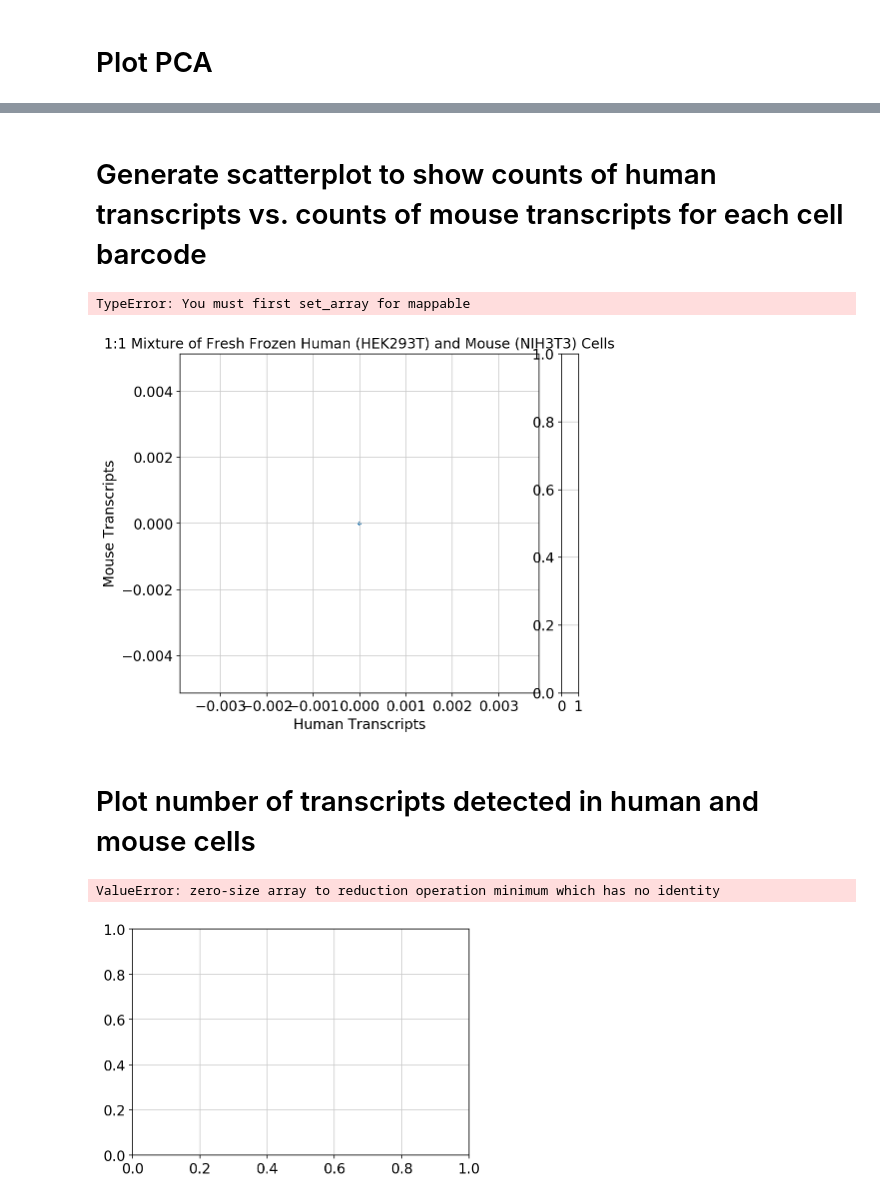
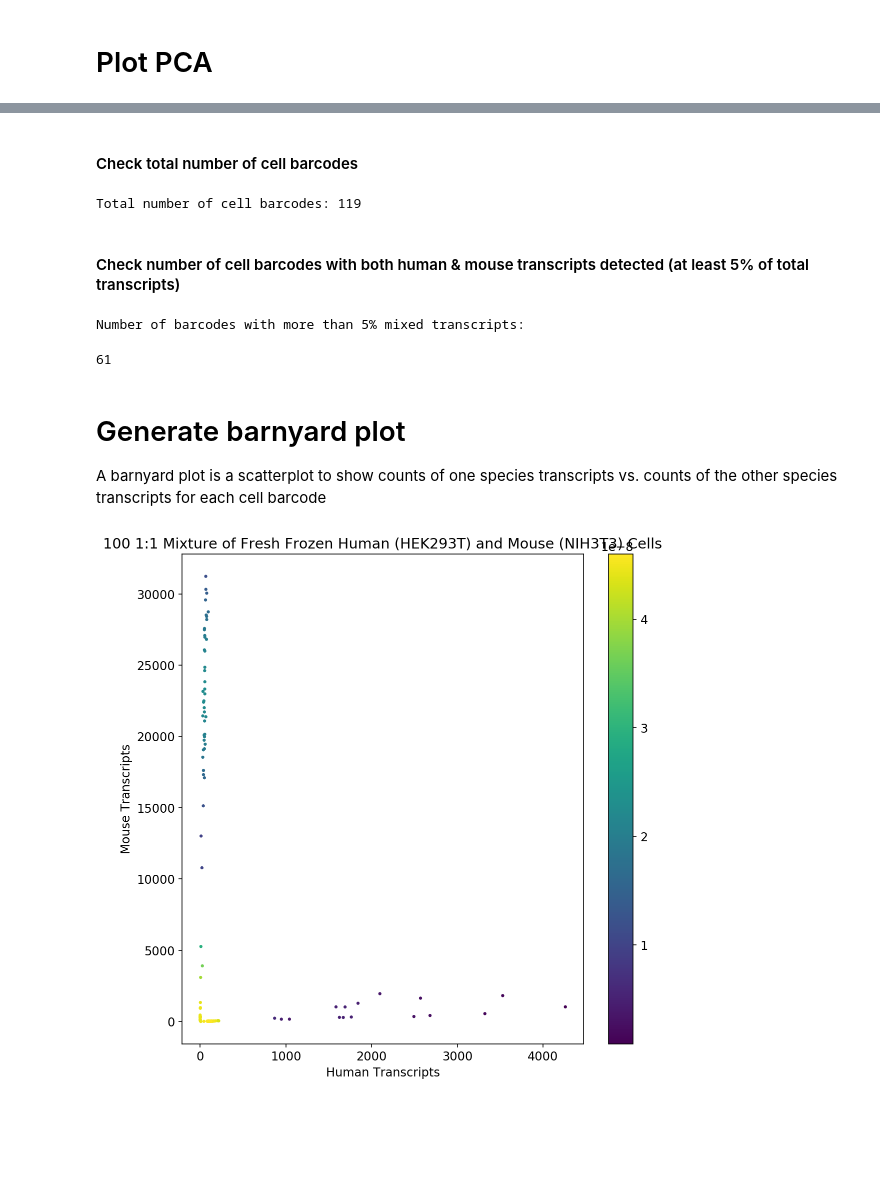
Before and after one commit to BUStools/BUS_notebooks_python, a Jupyter notebook: dataset-notebooks/10x_hgmm_100_python/10x_hgmm_100.ipynb, the cells around one changed output, grey strips where cells are left out. Drawn from its saved outputs; the diff is of its cells as text; code cells hidden in the pictures; blank space fills up the shorter version.

Commit message:
Fix barnyard plot

```diff
--- a/dataset-notebooks/10x_hgmm_100_python/10x_hgmm_100.ipynb
+++ b/dataset-notebooks/10x_hgmm_100_python/10x_hgmm_100.ipynb
@@ -411,5 +455,9 @@ for barcode in cell_gene:
 # %%
-bcv = [x for b,x in barcode_hist.items() if x > 600 and x < 12000]
-_ = plt.hist(bcv,bins=20)
+threshold = 0 # this filters the data by gene count
+bcv = [x for b,x in barcode_hist.items() if x > threshold]
+_ = plt.hist(bcv,bins=40, log=True)
+plt.rcParams["figure.figsize"] = [9,6]
+plt.xlabel("Number of gene counts")
+plt.ylabel("Number of barcodes")
 print(len(bcv))
 # %% [output]
@@ -619 +572,5 @@ stat.set_index('barcodes', inplace=True)
+# %%
+adata = sc.read('./out_hgmm_100/matrix.mtx', cache=False).T  # transpose the data
+adata.var_names = pd.read_csv('./out_hgmm_100/genes.tsv', header=None,)[0]
+adata.obs_names = pd.read_csv('./out_hgmm_100/barcodes.tsv', header=None)[0]
 # %% [markdown]
@@ -635,29 +578,40 @@ KeyError: 'the label [AAACCTGCAGACAGGT-1] is not in the [index]'
+# %%
+human_genes = [name for name in adata.var_names if name.startswith('ENSG')]
+mouse_genes = [name for name in adata.var_names if name.startswith('ENSMUSG')]
+# for each cell compute counts in human genes and mouse genes
+# the `.A1` is only necessary as X is sparse to transform to a dense array after summing
+adata.obs['counts_human'] = np.sum(adata[:, human_genes].X, axis=1).A1
+adata.obs['counts_mouse'] = np.sum(adata[:, mouse_genes].X, axis=1).A1
+# add the total counts per cell as observations-annotation to adata
+adata.obs['counts_total'] = adata.X.sum(axis=1).A1
+# %% [markdown]
+#### Check total number of cell barcodes
+# %%
+print('Total number of cell barcodes:',len(adata.obs))
+# %% [output]
+Total number of cell barcodes: 119
+# %% [markdown]
+#### Check number of cell barcodes with both human & mouse transcripts detected (at least 5% of total transcripts)
+# %%
+print('Number of barcodes with more than 5% mixed transcripts:')
+len(adata.obs[(adata.obs['counts_human']>adata.obs['counts_total']*0.05) & (adata.obs['counts_mouse']>adata.obs['counts_total']*0.05)])
+# %% [output]
+Number of barcodes with more than 5% mixed transcripts:
+61
 # %% [markdown]
-# Generate scatterplot to show counts of human transcripts vs. counts of mouse transcripts for each cell barcode
+# Generate barnyard plot
+
+A barnyard plot is a scatterplot to show counts of one species transcripts vs. counts of the other species transcripts for each cell barcode
 # %%
-xy = np.vstack([stat.loc[:,'counts_human'], stat.loc[:,'counts_mouse']])
+xy = np.vstack([adata.obs['counts_human'], adata.obs['counts_mouse']])
+z = gaussian_kde(xy)(xy)
 plt.rcParams.update({'font.size': 12})
-plt.figure(figsize=(8,6))
-plt.scatter(stat.loc[:,'counts_human'], stat.loc[:,'counts_mouse'], s=10, edgecolor='')
-plt.title('1:1 Mixture of Fresh Frozen Human (HEK293T) and Mouse (NIH3T3) Cells')
+plt.figure(figsize=(9,9))
+plt.scatter(adata.obs['counts_human'], adata.obs['counts_mouse'], c=z, s=10, edgecolor='')
+plt.title('100 1:1 Mixture of Fresh Frozen Human (HEK293T) and Mouse (NIH3T3) Cells')
 plt.xlabel('Human Transcripts')
 plt.ylabel('Mouse Transcripts')
 plt.colorbar()
+plt.show()
 # %% [output]
-TypeError: You must first set_array for mappable
-[figure, old version]
+[figure, new version]
-# %% [markdown]
-# Plot number of transcripts detected in human and mouse cells
-# %%
-adata_mouse = stat[(stat['counts_human']<stat['counts_total']*0.05)]
-adata_human = stat[(stat['counts_mouse']<stat['counts_total']*0.05)]
-#len(adata_mouse['counts_mouse'])
-#len(adata_human['counts_human'])
-plt.violinplot(dataset = [adata_human[:]['counts_human'], adata_mouse[:]['counts_mouse']])
-plt.title('Distribution of number of the transcripts')
-plt.xticks([])
-plt.xlabel('Human                                  Mouse')
-plt.ylabel('Number of transcripts')
-# %% [output]
-ValueError: zero-size array to reduction operation minimum which has no identity
-[figure, removed]
```
Also changed, not shown: parts of 42 cells of this notebook.
